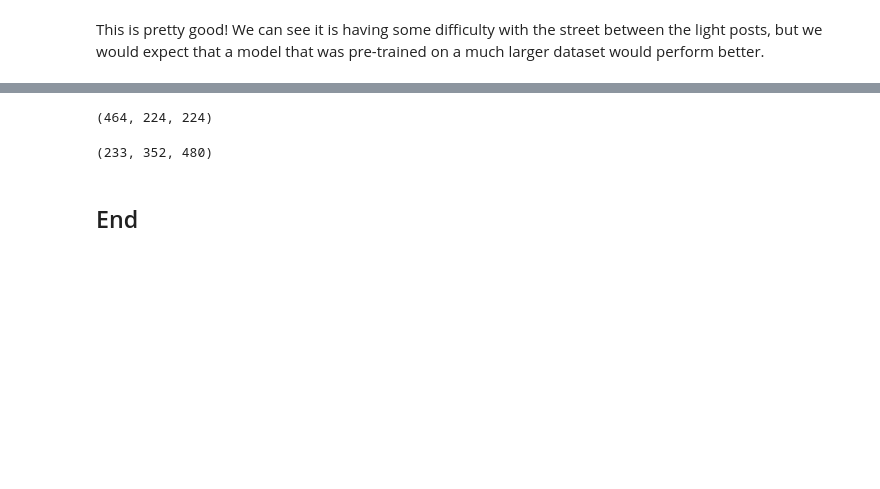
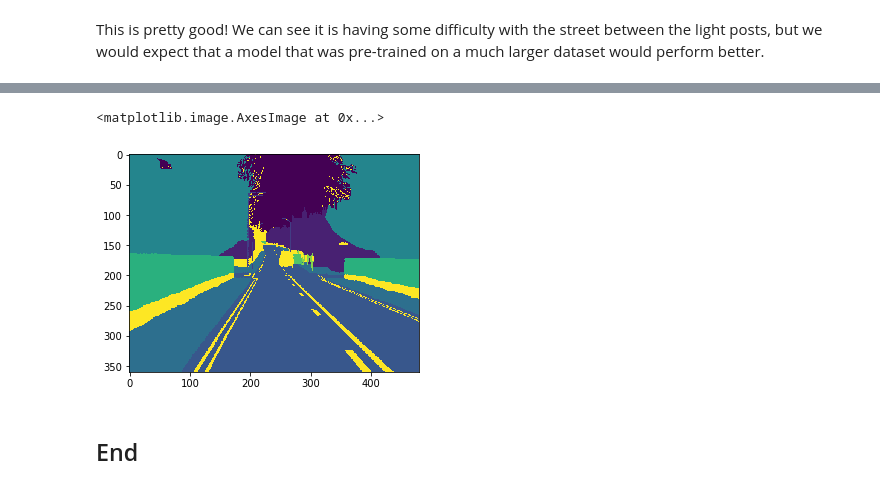
Before and after one commit to roebius/deeplearning_keras2, a Jupyter notebook: nbs2/tiramisu-keras.ipynb, the cells around one changed output, grey strips where cells are left out. Cells and saved outputs as stored; diff of their text form; code cells hidden in the pictures; blank space fills up the shorter version.

```diff
--- a/nbs2/tiramisu-keras.ipynb
+++ b/nbs2/tiramisu-keras.ipynb
@@ -646,9 +695,0 @@ preds = preds.reshape((-1,224,224))
-# %%
-preds.shape
-# %% [output]
-(464, 224, 224)
-# %%
-target = test_labels.reshape((233,360,480))[:,8:]
-target.shape
-# %% [output]
-(233, 352, 480)
@@ -657,2 +696,7 @@ target.shape
+# %%
+plt.imshow(test_labels[idx])  # - original resized label image
+# %% [output]
+<matplotlib.image.AxesImage at 0x...>
+[figure, added]
 # %% [markdown]
 ## End
```
Also changed, not shown: parts of 53 cells of this notebook.
